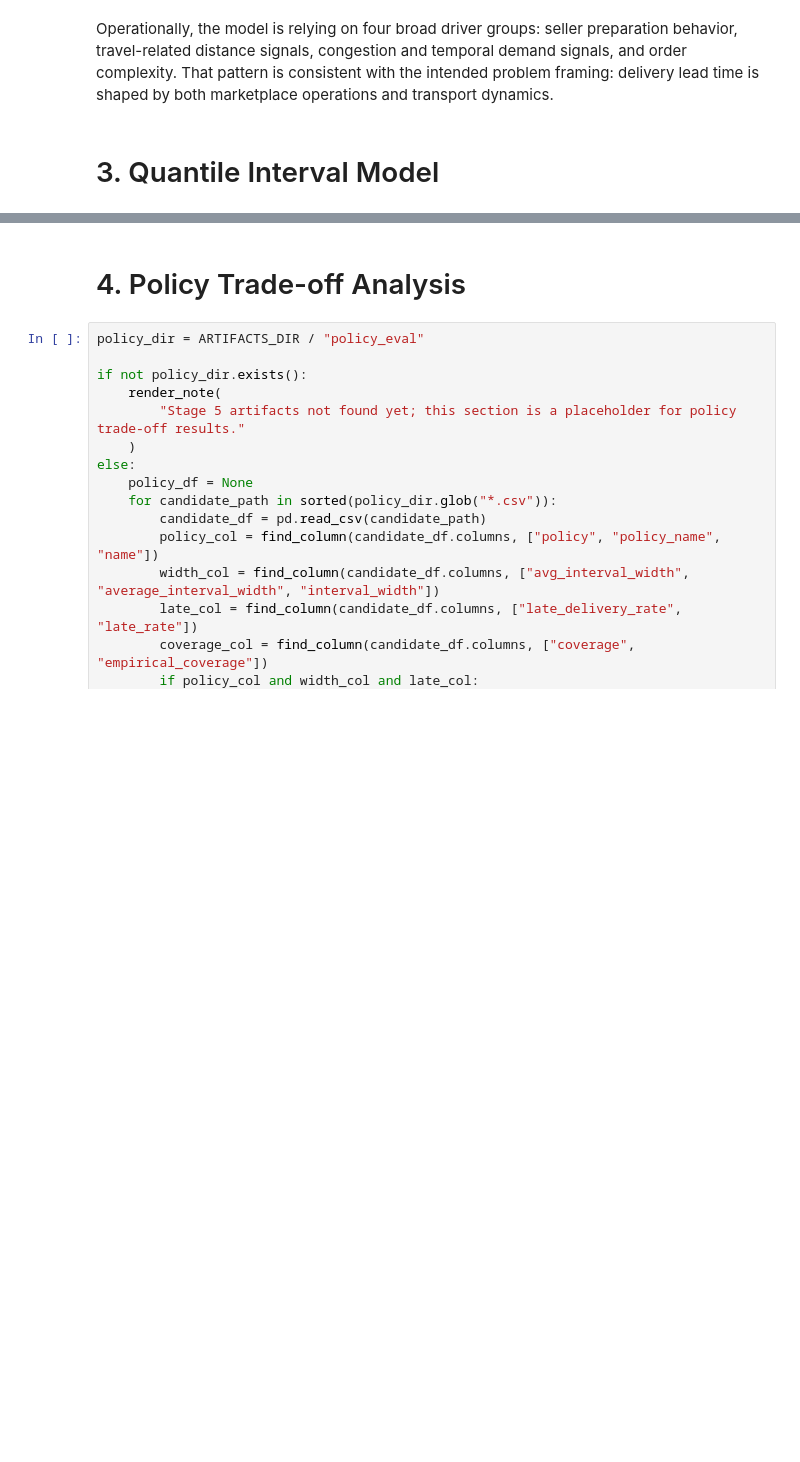
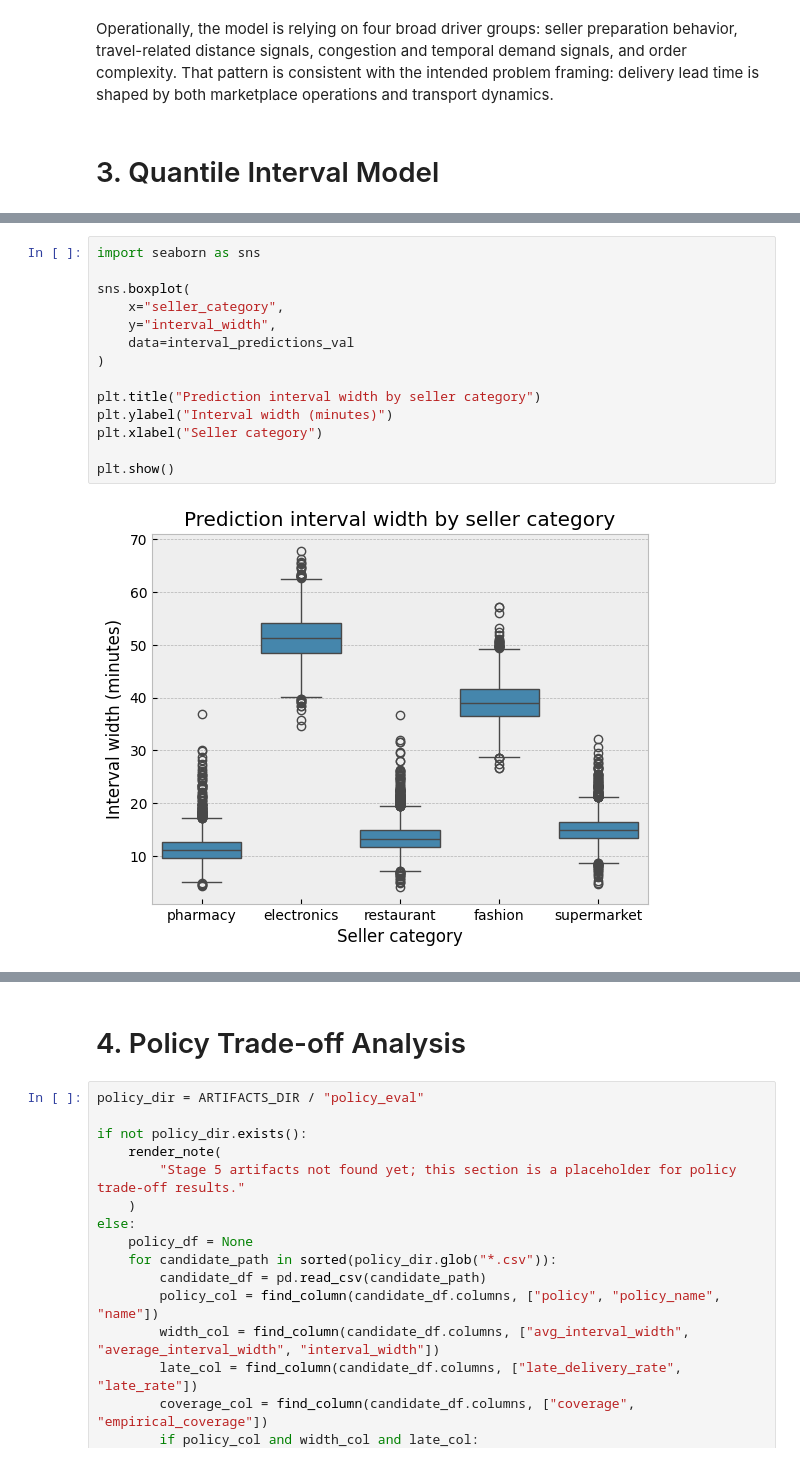
Before and after one commit to andres-troiano/shipping-delivery-promise, a Jupyter notebook: notebooks/results_demo.ipynb, the cells around one changed output, grey strips where cells are left out. Saved outputs shown, nothing was run; the diff lists cells and outputs as text; blank space fills up the shorter version.

```diff
--- a/notebooks/results_demo.ipynb
+++ b/notebooks/results_demo.ipynb
@@ -293,0 +292,16 @@ else:
+# %%
+import seaborn as sns
+
+sns.boxplot(
+    x="seller_category",
+    y="interval_width",
+    data=interval_predictions_val
+)
+
+plt.title("Prediction interval width by seller category")
+plt.ylabel("Interval width (minutes)")
+plt.xlabel("Seller category")
+
+plt.show()
+# %% [output]
+[figure, added]
```
Also changed, not shown: parts of 12 cells of this notebook.
